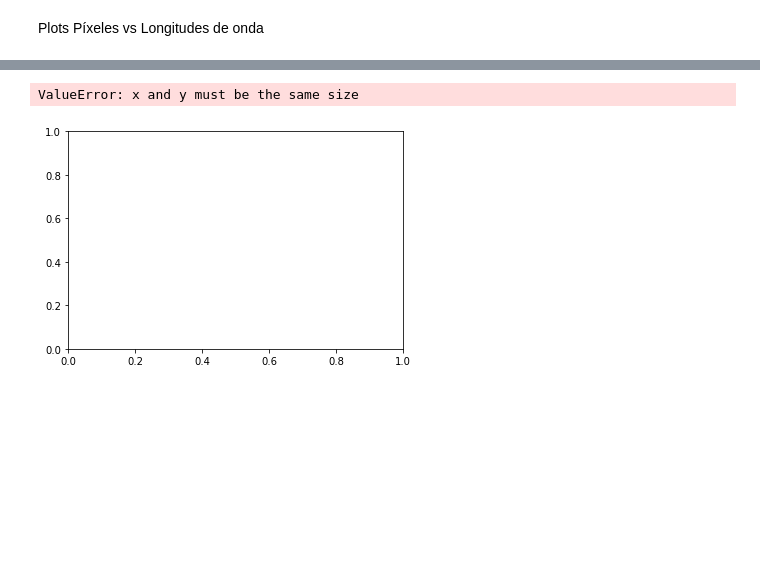
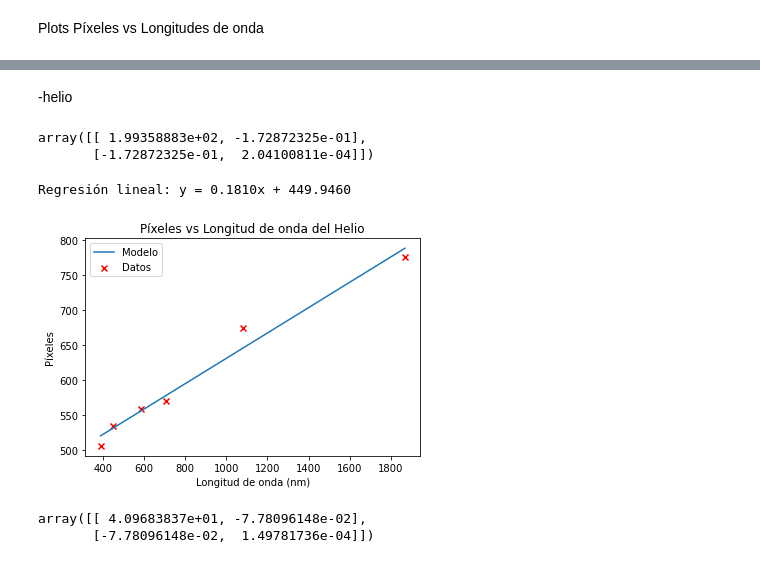
Before and after one commit to slaverdeg/Laboratorio-Moderna-GitHub, a Jupyter notebook: Espectros/Espectros.ipynb, the cells around one changed output, grey strips where cells are left out. Drawn from its saved outputs; the diff is of its cells as text; code cells hidden in the pictures; blank space fills up the shorter version.

```diff
--- a/Espectros/Espectros.ipynb
+++ b/Espectros/Espectros.ipynb
@@ -16,8 +63,8 @@ Ne = np.array([853., 955.])
 #Teórico
 
 H_ = np.array([434.0472, 486.1298, 656.279])
-He_ = np.array([])
-Hg_ = np.array([])
+He_ = np.array([388.8648, 447.148, 587.564, 706.519, 1083.339, 1868.534])
+Hg_ = np.array([435.83, 546.07, 576.56])
 Ne_ = np.array([])
 # %% [markdown]
 Plots Píxeles vs Longitudes de onda
@@ -33,6 +94,0 @@ plt.legend()
-# %%
-#Plot del Helio
-plt.scatter(He_,He,label='Datos',color='r',marker='x')
-# %% [output]
-ValueError: x and y must be the same size
-[figure, removed]
@@ -44,0 +95,38 @@ plt.scatter(Ne_,Ne,label='Datos',color='r',marker='x')
+# %% [markdown]
+-helio
+# %%
+param = Minimos_cuadrados(He_,He)
+_x = np.linspace(np.min(He_),np.max(He_),50)
+_y = GetModel(_x,param)
+GetModel(X,param)
+Cov,sigma = GetError(He_,He,param)
+delta_m = Cov[0][0]
+delta_b = Cov[-1][-1]
+Cov
+# %% [output]
+array([[ 1.99358883e+02, -1.72872325e-01],
+       [-1.72872325e-01,  2.04100811e-04]])
+# %%
+#Plot del Helio
+plt.scatter(He_,He,label='Datos',color='r',marker='x')
+plt.plot(_x,_y,label='Modelo')
+plt.title('Píxeles vs Longitud de onda del Helio')
+plt.xlabel('Longitud de onda (nm)')
+plt.ylabel('Píxeles')
+plt.legend()
+print(f"Regresión lineal: y = {round(param[1],3):.4f}x + {round(param[0],3):.4f}")
+# %% [output]
+Regresión lineal: y = 0.1810x + 449.9460
+[figure, added]
+# %%
+param = Minimos_cuadrados(Hg_,Hg)
+_x = np.linspace(np.min(Hg_),np.max(Hg_),50)
+_y = GetModel(_x,param)
+GetModel(X,param)
+Cov,sigma = GetError(Hg_,Hg,param)
+delta_m = Cov[0][0]
+delta_b = Cov[-1][-1]
+Cov
+# %% [output]
+array([[ 4.09683837e+01, -7.78096148e-02],
+       [-7.78096148e-02,  1.49781736e-04]])
```
Also changed, not shown: parts of 8 cells of this notebook.
